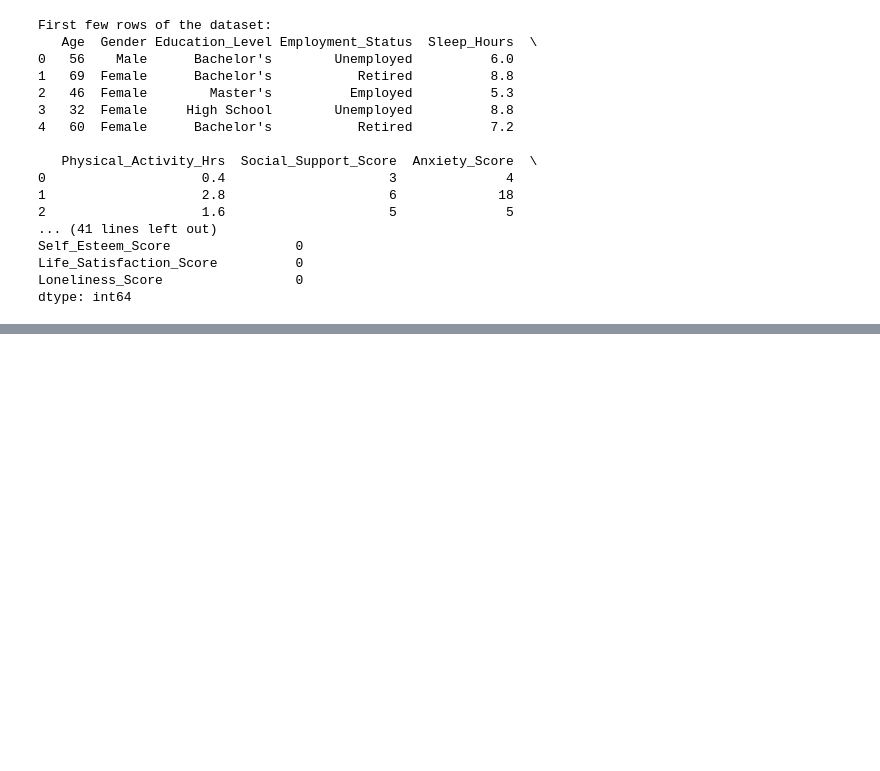
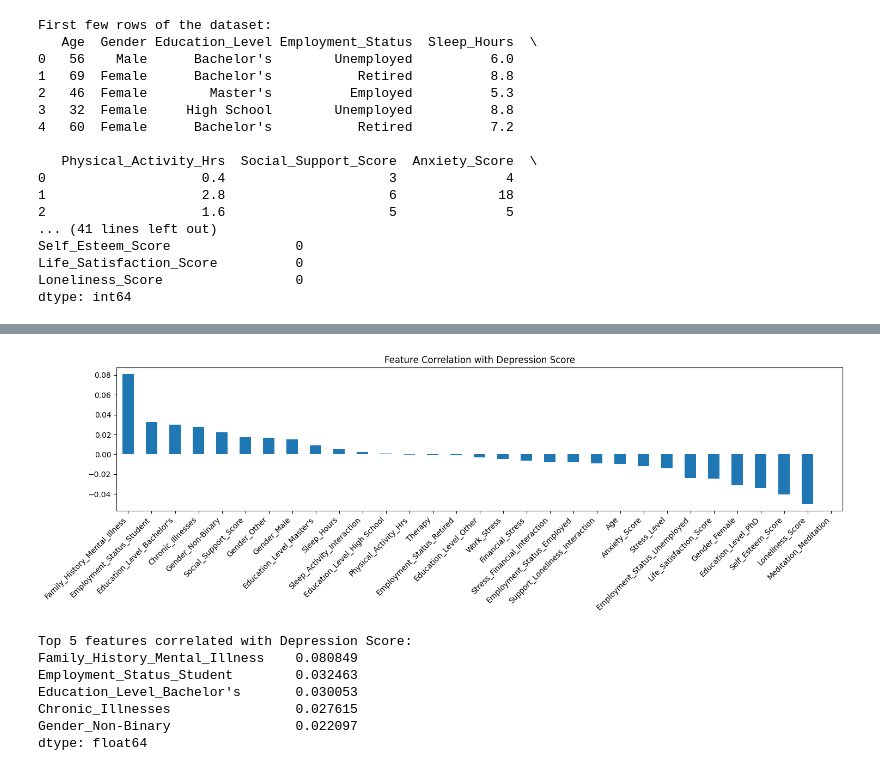
Before and after one commit to Chetakk/Mental-Health-Prediction, a Jupyter notebook: notebooks/Main.ipynb, the cells around one changed output, grey strips where cells are left out. Drawn from its saved outputs; the diff is of its cells as text; code cells hidden in the pictures; blank space fills up the shorter version.

```diff
--- a/notebooks/Main.ipynb
+++ b/notebooks/Main.ipynb
@@ -2,12 +2,17 @@
 import pandas as pd
 import numpy as np
 import matplotlib.pyplot as plt
-import seaborn as sns  # Add this line
+import seaborn as sns
 from sklearn.model_selection import train_test_split
 from sklearn.preprocessing import StandardScaler
-from sklearn.feature_selection import SelectKBest, f_classif
+from sklearn.feature_selection import SelectKBest,  f_classif
+from sklearn.svm import SVC
+from sklearn.metrics import accuracy_score, classification_report
+from sklearn.ensemble import RandomForestClassifier
+from sklearn.model_selection import GridSearchCV
+from sklearn.metrics import confusion_matrix
 
-df = pd.read_csv('Datasets/anxiety_depression_data.csv')
+df = pd.read_csv('../datasets/anxiety_depression_data.csv')
 print("First few rows of the dataset:")
 print(df.head())
 
@@ -32,17 +37,17 @@ Life_Satisfaction_Score          0
 Loneliness_Score                 0
 dtype: int64
 # %%
-# 1. Data Preprocessing - One-Hot Encoding
+# 2. Data Preprocessing - One-Hot Encoding
 categorical_columns = ['Gender', 'Education_Level', 'Employment_Status', 'Meditation']
 X = df.copy()
 X_encoded = pd.get_dummies(X, columns=categorical_columns, prefix=categorical_columns)
 X = X_encoded
 
-# Define target variables
-y = df[['Depression_Score', 'Anxiety_Score']]
+# Define target variable (only depression)
+y = df['Depression_Score']
 
 # Remove target variables from features
-X = X.drop(['Depression_Score', 'Anxiety_Score'], axis=1)
+X = X.drop(['Depression_Score'], axis=1)
 
 print("Shape after encoding:", X.shape)
 print("\nFeature names:")
@@ -54,0 +60,10 @@ Feature names:
+# %%
+# New Cell: Feature Engineering
+# Create interaction features
+X['Stress_Financial_Interaction'] = X['Stress_Level'] * X['Financial_Stress']
+X['Support_Loneliness_Interaction'] = X['Social_Support_Score'] * X['Loneliness_Score']
+X['Sleep_Activity_Interaction'] = X['Sleep_Hours'] * X['Physical_Activity_Hrs']
+
+# Print new feature names
+print("New features added:")
+print(X.columns.tolist())
@@ -118,0 +128,25 @@ Top 10 most important features:
+# %%
+# 6. Correlation Analysis
+plt.figure(figsize=(15, 5))
+
+# Depression Score Correlation
+correlation_matrix_dep = X.corrwith(y).sort_values(ascending=False)
+plt.subplot(1, 1, 1)
+correlation_matrix_dep.plot(kind='bar')
+plt.title('Feature Correlation with Depression Score')
+plt.xticks(rotation=45, ha='right')
+plt.tight_layout()
+plt.show()
+
+# Print top 5 correlated features
+print("Top 5 features correlated with Depression Score:")
+print(correlation_matrix_dep.head(5))
+# %% [output]
+[figure, added]
+Top 5 features correlated with Depression Score:
+Family_History_Mental_Illness    0.080849
+Employment_Status_Student        0.032463
+Education_Level_Bachelor's       0.030053
+Chronic_Illnesses                0.027615
+Gender_Non-Binary                0.022097
+dtype: float64
```
Also changed, not shown: parts of 11 cells of this notebook.
